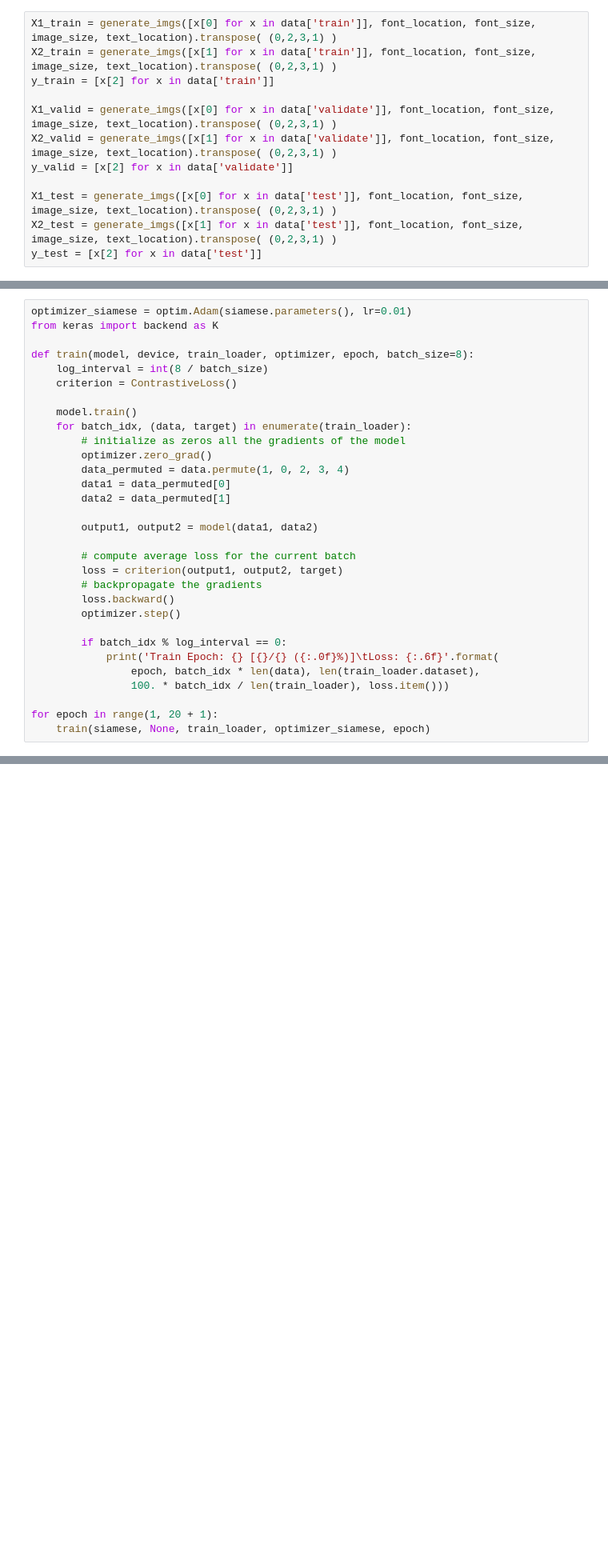
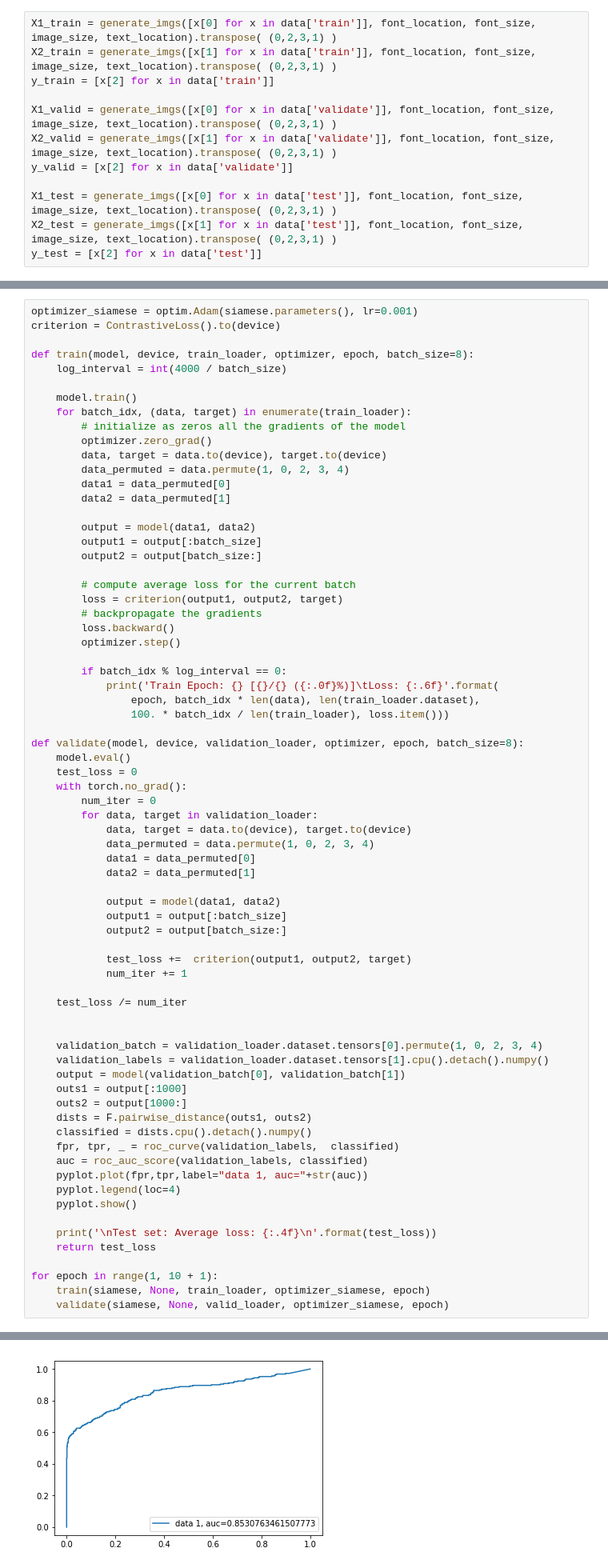
Before and after one commit to horiazegheru/homoglyph-siamese-cnn, a Jupyter notebook: Homoglyph.ipynb, the cells around one changed output, grey strips where cells are left out. Shown: that part at 80% size. Saved outputs shown, nothing was run; the diff lists cells and outputs as text; blank space fills up the shorter version.

```diff
--- a/Homoglyph.ipynb
+++ b/Homoglyph.ipynb
@@ -189,20 +201,22 @@ siamese = Siamese_CNN()
 # %%
-optimizer_siamese = optim.Adam(siamese.parameters(), lr=0.01)
-from keras import backend as K
+optimizer_siamese = optim.Adam(siamese.parameters(), lr=0.001)
+criterion = ContrastiveLoss().to(device)
 
 def train(model, device, train_loader, optimizer, epoch, batch_size=8):
-    log_interval = int(8 / batch_size)
-    criterion = ContrastiveLoss()
+    log_interval = int(4000 / batch_size)
 
     model.train()
     for batch_idx, (data, target) in enumerate(train_loader):
         # initialize as zeros all the gradients of the model
         optimizer.zero_grad()
+        data, target = data.to(device), target.to(device)
         data_permuted = data.permute(1, 0, 2, 3, 4)
         data1 = data_permuted[0]
         data2 = data_permuted[1]
 
-        output1, output2 = model(data1, data2)
+        output = model(data1, data2)
+        output1 = output[:batch_size]
+        output2 = output[batch_size:]
 
         # compute average loss for the current batch
         loss = criterion(output1, output2, target)
@@ -215,6 +229,44 @@ def train(model, device, train_loader, optimizer, epoch, batch_size=8):
                 epoch, batch_idx * len(data), len(train_loader.dataset),
                 100. * batch_idx / len(train_loader), loss.item()))
 
-for epoch in range(1, 20 + 1):
+def validate(model, device, validation_loader, optimizer, epoch, batch_size=8):
+    model.eval()
+    test_loss = 0
+    with torch.no_grad():
+        num_iter = 0
+        for data, target in validation_loader:
+            data, target = data.to(device), target.to(device)
+            data_permuted = data.permute(1, 0, 2, 3, 4)
+            data1 = data_permuted[0]
+            data2 = data_permuted[1]
+
+            output = model(data1, data2)
+            output1 = output[:batch_size]
+            output2 = output[batch_size:]
+
+            test_loss +=  criterion(output1, output2, target)
+            num_iter += 1
+
+    test_loss /= num_iter
+
+
+    validation_batch = validation_loader.dataset.tensors[0].permute(1, 0, 2, 3, 4)
+    validation_labels = validation_loader.dataset.tensors[1].cpu().detach().numpy()
+    output = model(validation_batch[0], validation_batch[1])
+    outs1 = output[:1000]
+    outs2 = output[1000:]
+    dists = F.pairwise_distance(outs1, outs2)
+    classified = dists.cpu().detach().numpy()
+    fpr, tpr, _ = roc_curve(validation_labels,  classified)
+    auc = roc_auc_score(validation_labels, classified)
+    pyplot.plot(fpr,tpr,label="data 1, auc="+str(auc))
+    pyplot.legend(loc=4)
+    pyplot.show()
+
+    print('\nTest set: Average loss: {:.4f}\n'.format(test_loss))
+    return test_loss
+
+for epoch in range(1, 10 + 1):
     train(siamese, None, train_loader, optimizer_siamese, epoch)
+    validate(siamese, None, valid_loader, optimizer_siamese, epoch)
 # %% [output]
@@ -237,0 +278 @@ Train Epoch: 20 [72/80 (90%)]   Loss: 0.004816
+[figure, added]
```
Also changed, not shown: parts of 13 cells of this notebook.
